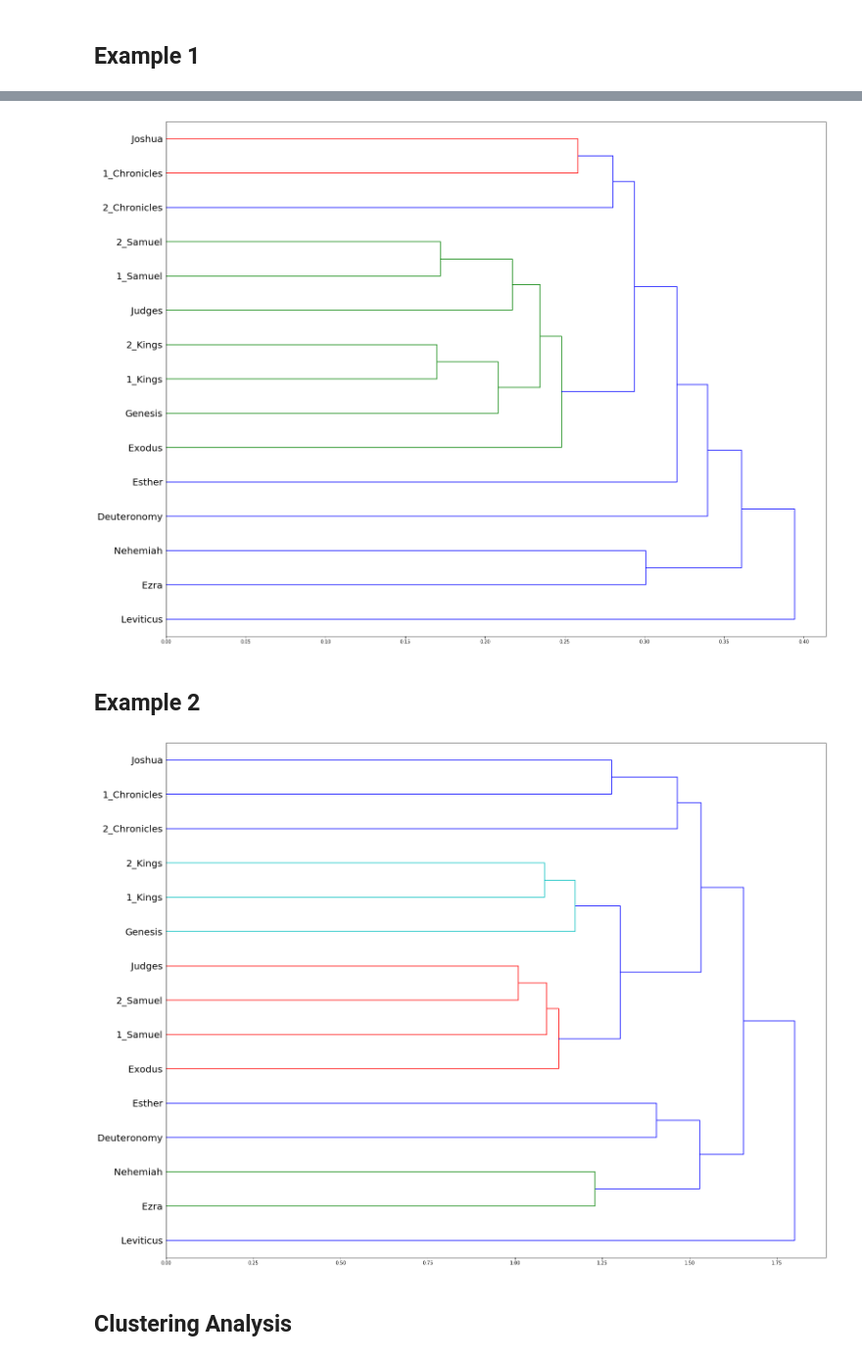
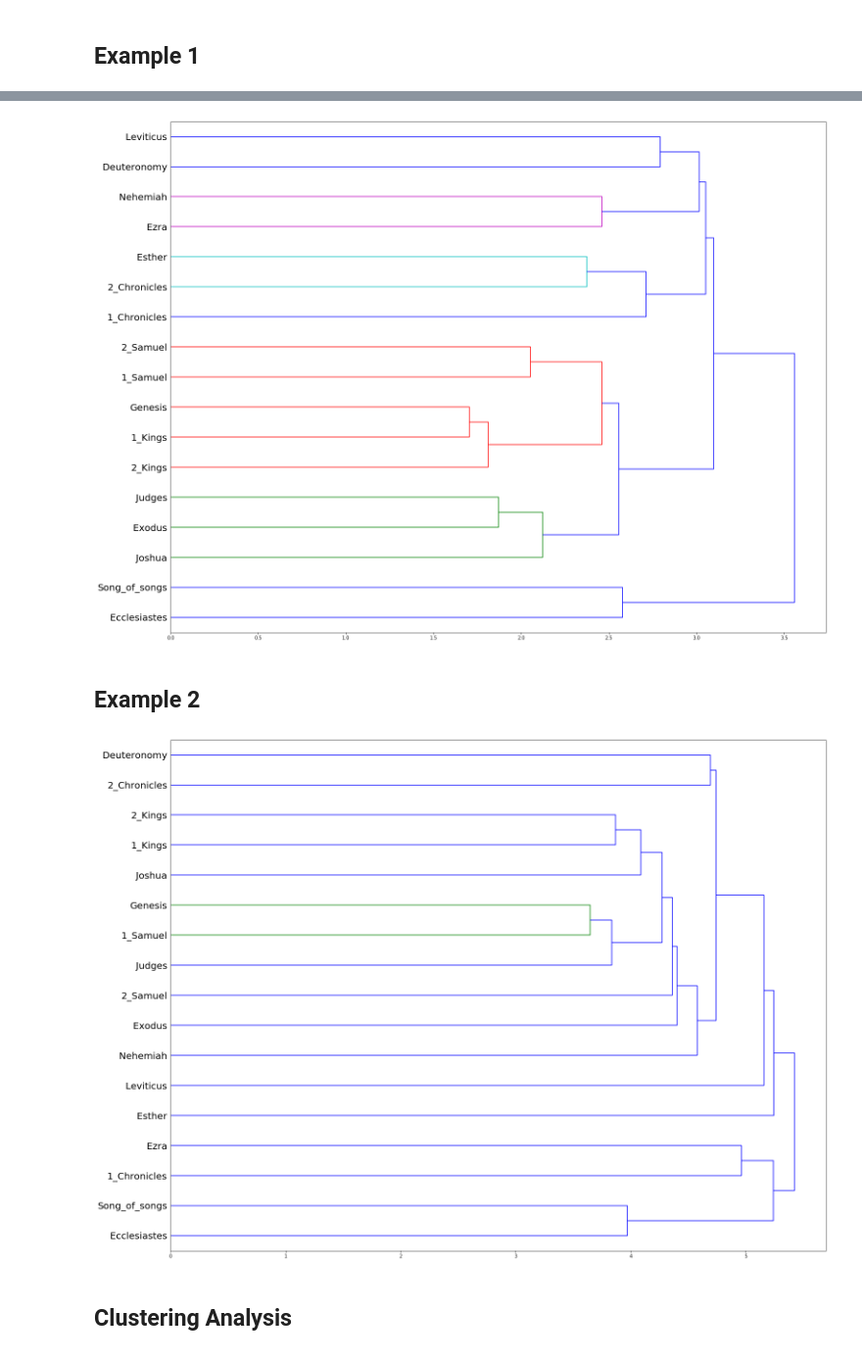
Before and after one commit to ETCBC/Probabilistic_Language_Change, a Jupyter notebook: etienne_NB/Testing Etienne.ipynb, the cells around one changed output, grey strips where cells are left out. Shown at 98% size. Cells and saved outputs as stored; diff of their text form; code cells hidden in the pictures.

```diff
--- a/etienne_NB/Testing Etienne.ipynb
+++ b/etienne_NB/Testing Etienne.ipynb
@@ -32,23 +43,12 @@ domain = {'N', 'Q', 'D'}
 # %% [markdown]
 # Transitions
 # %%
-data_raw = collections.defaultdict(dict)
-data_trans = collections.defaultdict(dict)
+MC_matrices = collections.defaultdict(dict)
 
 for f in features:
     for d in domain:
-        if f != "clause_types":
-            transMatrix = transitionMatrix(test[f][d], True)
-        else:
-            transMatrix = transitionMatrix(test[f][d], False)
-
-        if len(transMatrix.keys())>0:
-
-            transDict = df_dict_Transformation(transMatrix)
-            data_raw[f][d] = pd.DataFrame(transDict).fillna(0)
-
-            transMatrix = MCTransformation(transMatrix)
-
-            transDict = df_dict_Transformation(transMatrix)
-            data_trans[f][d] = pd.DataFrame(transDict).fillna(0)
-stack_Data = stackTransitions(data_trans, features, "N")
+        transMatrix = transitionMatrix(test[f][d], True)
+        transMatrix = MCTransformation(transMatrix)
+        transDict = df_dict_Transformation(transMatrix)
+        MC_matrices[f][d] = pd.DataFrame(transDict).fillna(0)
+stack_matrix = stackTransitions(MC_matrices, ["phrase_functions"], ["N"])
@@ -83,25 +104,24 @@ Linkage methods: 'average', 'centroid', 'complete', 'median', 'single', 'ward',
 # %%
 metric = "braycurtis"
 linkage = "weighted"
-data = data_trans["phrase_functions"]["N"]
-
+data = stack_matrix
 distancemetric = matrixDistances(data.T.values, metric)
 Z = linkageFunction(distancemetric,linkage)
 dendogramPlot(Z, data.keys())
 # %% [output]
-[figure, old version]
+[figure, new version]
 # %% [markdown]
 ## Example 2
 # %%
 metric = "euclidean"
 linkage = "average"
-data = data_trans["phrase_functions"]["N"]
+data = stack_matrix
 
 distancemetric = matrixDistances(data.T.values, metric)
 Z = linkageFunction(distancemetric, linkage)
 dendogramPlot(Z, data.keys())
 # %% [output]
-[figure, old version]
+[figure, new version]
 # %% [markdown]
 ## Clustering Analysis
 # %% [markdown]
```
Also changed, not shown: parts of 13 cells of this notebook, 4 other files.
